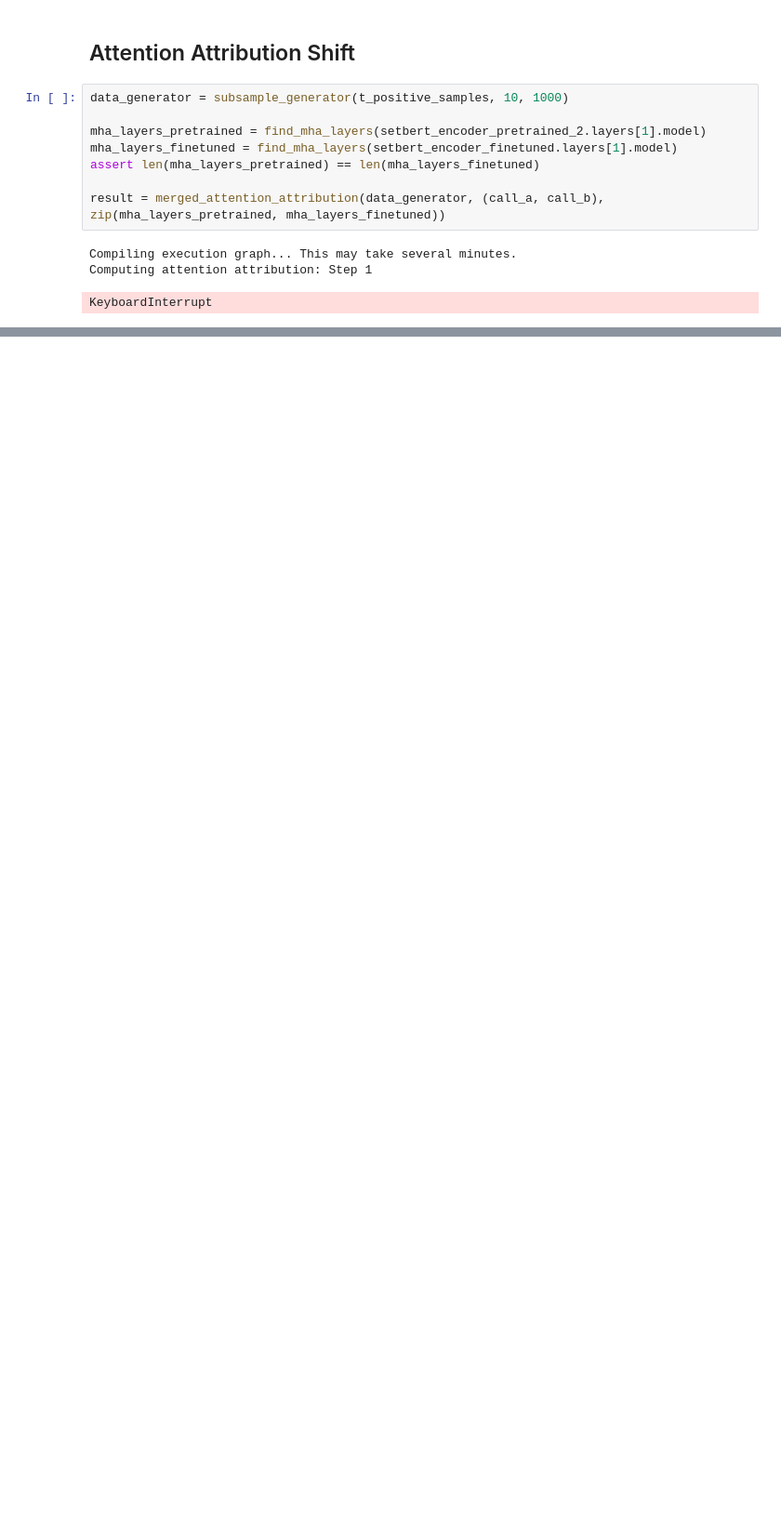
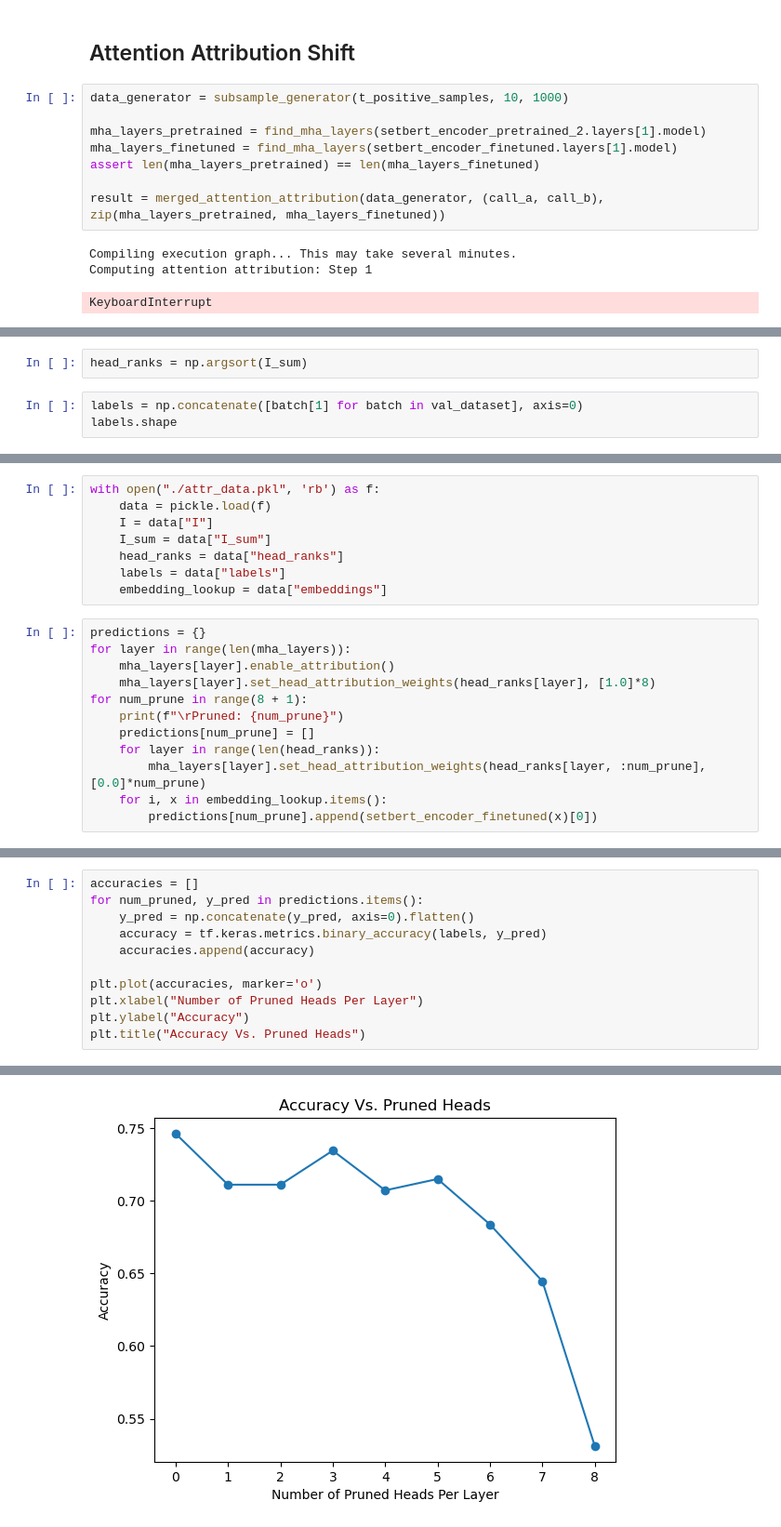
Before and after one commit to DLii-Research/setbert, a Jupyter notebook: notebooks/AlexDatasets.ipynb, the cells around one changed output, grey strips where cells are left out. Shown: that part at 93% size. Drawn from its saved outputs; the diff is of its cells as text; blank space fills up the shorter version.

```diff
--- a/notebooks/AlexDatasets.ipynb
+++ b/notebooks/AlexDatasets.ipynb
@@ -1265,0 +1596,5 @@ build_tree(result["vertices"], result["edges"], result["token_id_map"])
+# %%
+head_ranks = np.argsort(I_sum)
+# %%
+labels = np.concatenate([batch[1] for batch in val_dataset], axis=0)
+labels.shape
@@ -1265,0 +1614,20 @@ build_tree(result["vertices"], result["edges"], result["token_id_map"])
+# %%
+with open("./attr_data.pkl", 'rb') as f:
+    data = pickle.load(f)
+    I = data["I"]
+    I_sum = data["I_sum"]
+    head_ranks = data["head_ranks"]
+    labels = data["labels"]
+    embedding_lookup = data["embeddings"]
+# %%
+predictions = {}
+for layer in range(len(mha_layers)):
+    mha_layers[layer].enable_attribution()
+    mha_layers[layer].set_head_attribution_weights(head_ranks[layer], [1.0]*8)
+for num_prune in range(8 + 1):
+    print(f"\rPruned: {num_prune}")
+    predictions[num_prune] = []
+    for layer in range(len(head_ranks)):
+        mha_layers[layer].set_head_attribution_weights(head_ranks[layer, :num_prune], [0.0]*num_prune)
+    for i, x in embedding_lookup.items():
+        predictions[num_prune].append(setbert_encoder_finetuned(x)[0])
@@ -1265,0 +1644,12 @@ build_tree(result["vertices"], result["edges"], result["token_id_map"])
+# %%
+accuracies = []
+for num_pruned, y_pred in predictions.items():
+    y_pred = np.concatenate(y_pred, axis=0).flatten()
+    accuracy = tf.keras.metrics.binary_accuracy(labels, y_pred)
+    accuracies.append(accuracy)
+
+plt.plot(accuracies, marker='o')
+plt.xlabel("Number of Pruned Heads Per Layer")
+plt.ylabel("Accuracy")
+plt.title("Accuracy Vs. Pruned Heads")
+# %% [output]
@@ -1265,0 +1657 @@ build_tree(result["vertices"], result["edges"], result["token_id_map"])
+[figure, added]
```
Also changed, not shown: parts of 57 cells of this notebook, 1 other file.
